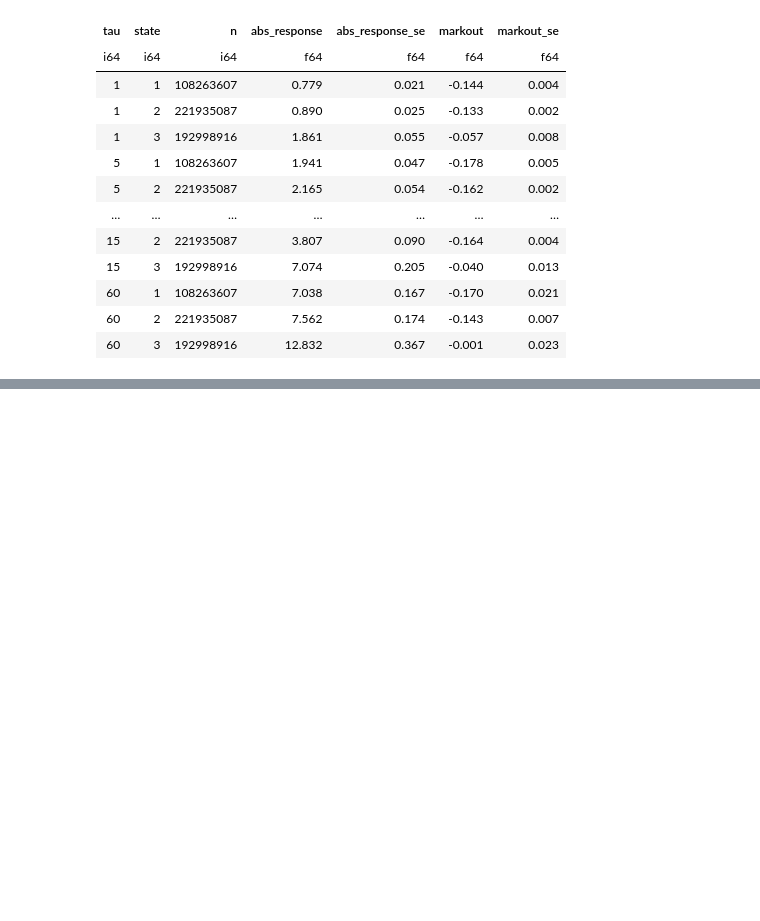
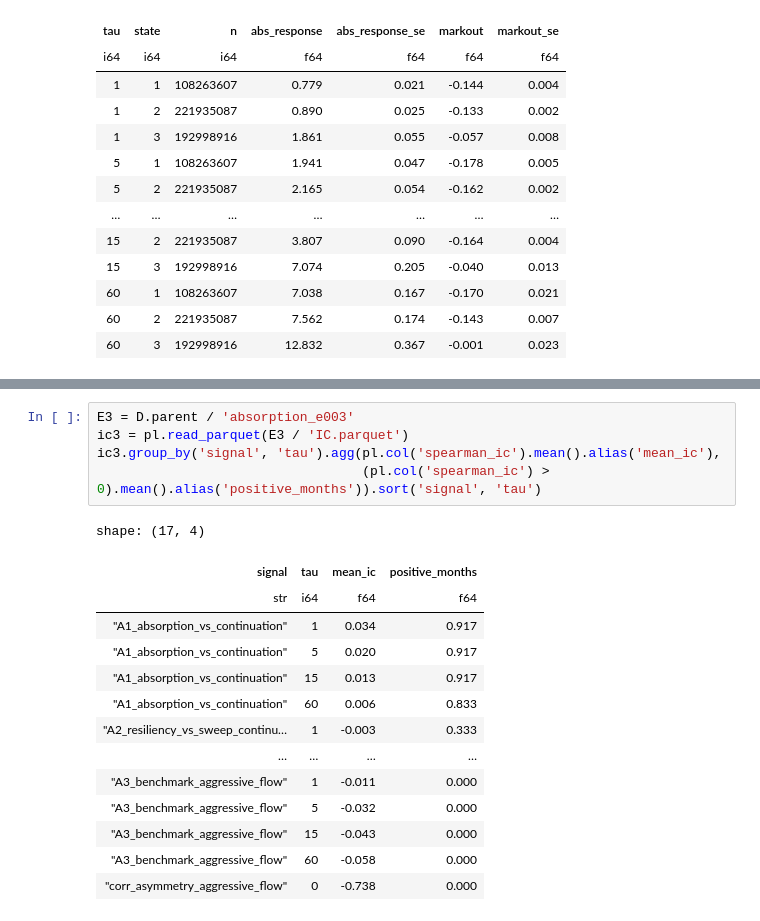
Before and after one commit to pdmillington/market-impact-research, a Jupyter notebook: alpha-search/notebooks/SecondsSignalsExploration.ipynb, the cells around one changed output, grey strips where cells are left out. Cells and saved outputs as stored; diff of their text form; blank space fills up the shorter version.

```diff
--- a/alpha-search/notebooks/SecondsSignalsExploration.ipynb
+++ b/alpha-search/notebooks/SecondsSignalsExploration.ipynb
@@ -186,0 +196,20 @@ shape: (12, 7)
+# %%
+E3 = D.parent / 'absorption_e003'
+ic3 = pl.read_parquet(E3 / 'IC.parquet')
+ic3.group_by('signal', 'tau').agg(pl.col('spearman_ic').mean().alias('mean_ic'),
+                                  (pl.col('spearman_ic') > 0).mean().alias('positive_months')).sort('signal', 'tau')
+# %% [output]
+shape: (17, 4)
+| signal | tau | mean_ic | positive_months |
+| str | i64 | f64 | f64 |
+| "A1_absorption_vs_continuation" | 1 | 0.034 | 0.917 |
+| "A1_absorption_vs_continuation" | 5 | 0.020 | 0.917 |
+| "A1_absorption_vs_continuation" | 15 | 0.013 | 0.917 |
+| "A1_absorption_vs_continuation" | 60 | 0.006 | 0.833 |
+| "A2_resiliency_vs_sweep_continu… | 1 | -0.003 | 0.333 |
+| … | … | … | … |
+| "A3_benchmark_aggressive_flow" | 1 | -0.011 | 0.000 |
+| "A3_benchmark_aggressive_flow" | 5 | -0.032 | 0.000 |
+| "A3_benchmark_aggressive_flow" | 15 | -0.043 | 0.000 |
+| "A3_benchmark_aggressive_flow" | 60 | -0.058 | 0.000 |
+| "corr_asymmetry_aggressive_flow" | 0 | -0.738 | 0.000 |
```
Also changed, not shown: parts of 7 cells of this notebook, 46 other files.
